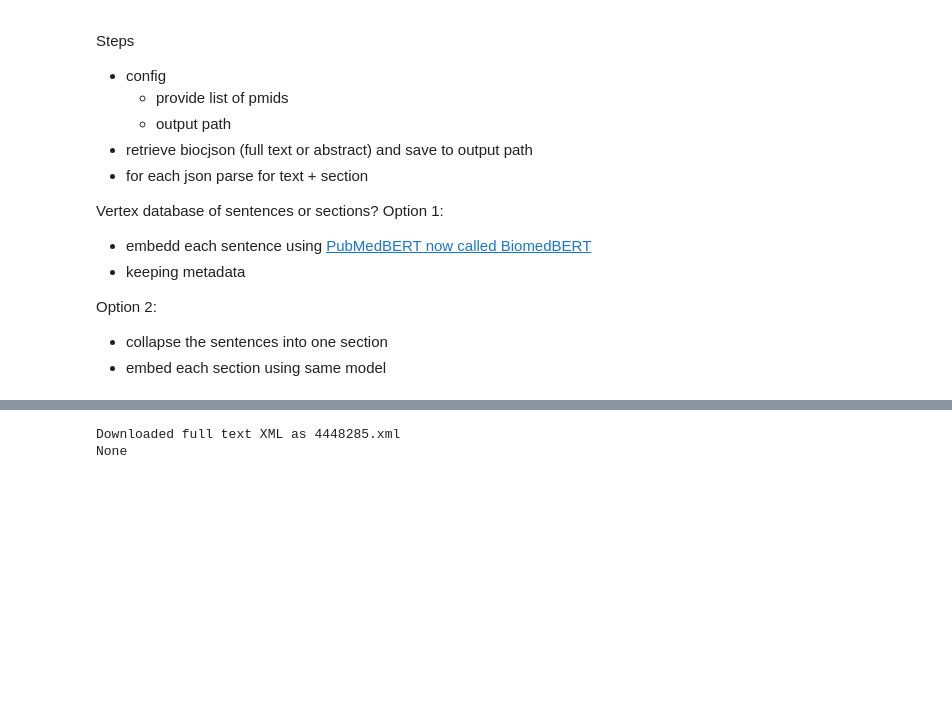
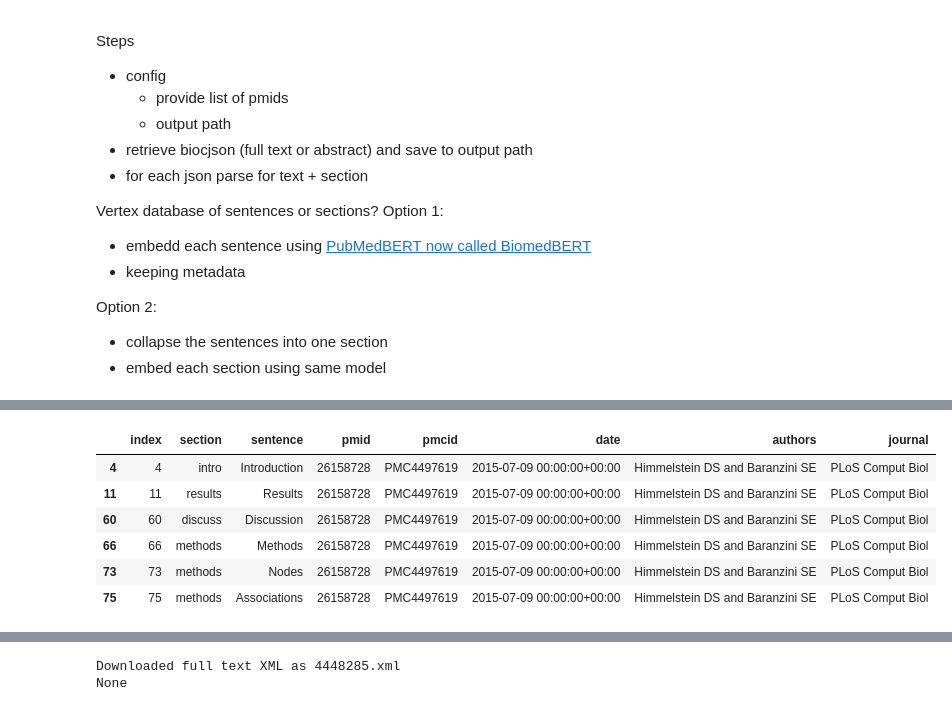
Before and after one commit to Multiomics-Analytics-Group/pubmed-rag, a Jupyter notebook: notebooks/pmcid.ipynb, the cells around one changed output, grey strips where cells are left out. Drawn from its saved outputs; the diff is of its cells as text; code cells hidden in the pictures; blank space fills up the shorter version.

```diff
--- a/notebooks/pmcid.ipynb
+++ b/notebooks/pmcid.ipynb
@@ -90,3 +97,13 @@ keep_sections = ['title', 'abstract', 'intro', 'results', 'discuss', 'methods']
 
 # filter
 df_filtered = df_test[df_test['section'].isin(keep_sections)]
+# %%
+df_filtered[[len(x)==1 for x in df_filtered['sentence'].str.split(' ', )]]
+# %% [output]
+|  | index | section | sentence | pmid | pmcid | date | authors | journal |
+| 4 | 4 | intro | Introduction | 26158728 | PMC4497619 | 2015-07-09 00:00:00+00:00 | Himmelstein DS and Baranzini SE | PLoS Comput Biol |
+| 11 | 11 | results | Results | 26158728 | PMC4497619 | 2015-07-09 00:00:00+00:00 | Himmelstein DS and Baranzini SE | PLoS Comput Biol |
+| 60 | 60 | discuss | Discussion | 26158728 | PMC4497619 | 2015-07-09 00:00:00+00:00 | Himmelstein DS and Baranzini SE | PLoS Comput Biol |
+| 66 | 66 | methods | Methods | 26158728 | PMC4497619 | 2015-07-09 00:00:00+00:00 | Himmelstein DS and Baranzini SE | PLoS Comput Biol |
+| 73 | 73 | methods | Nodes | 26158728 | PMC4497619 | 2015-07-09 00:00:00+00:00 | Himmelstein DS and Baranzini SE | PLoS Comput Biol |
+| 75 | 75 | methods | Associations | 26158728 | PMC4497619 | 2015-07-09 00:00:00+00:00 | Himmelstein DS and Baranzini SE | PLoS Comput Biol |
```
Also changed, not shown: parts of 4 cells of this notebook.
